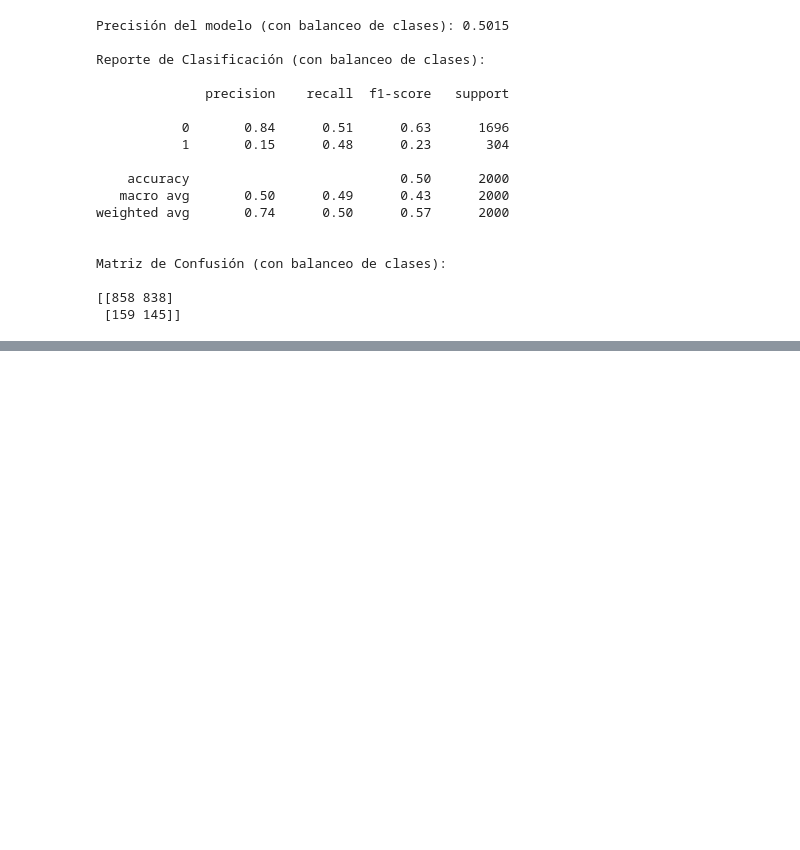
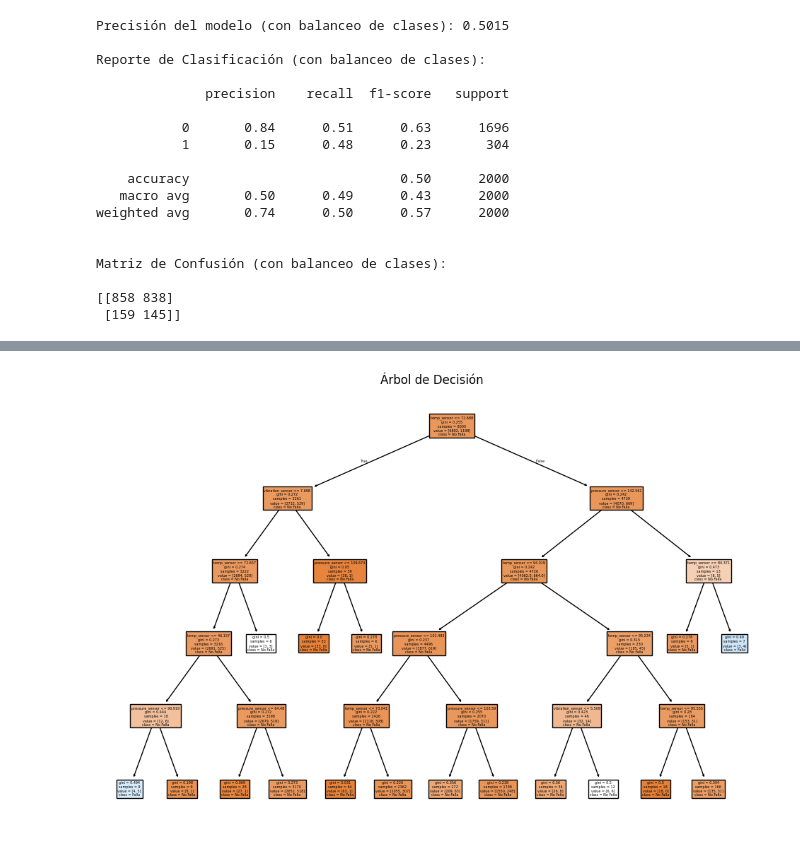
Before and after one commit to GzoC/Predicting_Industrial_Equipment_Failures_with-ML, a Jupyter notebook: notebooks/predicting_industrial_equipment_failures_with-ml.ipynb, the cells around one changed output, grey strips where cells are left out. Saved outputs shown, nothing was run; the diff lists cells and outputs as text; code cells hidden in the pictures; blank space fills up the shorter version.

Commit message:
Celda 10 y árbol de decisión

```diff
--- a/notebooks/predicting_industrial_equipment_failures_with-ml.ipynb
+++ b/notebooks/predicting_industrial_equipment_failures_with-ml.ipynb
@@ -307,0 +360,17 @@ Matriz de Confusión (con balanceo de clases):
+# %%
+# ===============================
+# VISUALIZACIÓN DEL ÁRBOL DE DECISIÓN
+# ===============================
+
+from sklearn.tree import plot_tree
+
+# Visualizar el árbol entrenado
+plt.figure(figsize=(12, 8))
+plot_tree(tree_model,
+          filled=True,
+          feature_names=X.columns,
+          class_names=['No Falla', 'Falla'])
+plt.title("Árbol de Decisión")
+plt.show()
+# %% [output]
+[figure, added]
```
Also changed, not shown: parts of 1 cell of this notebook.
